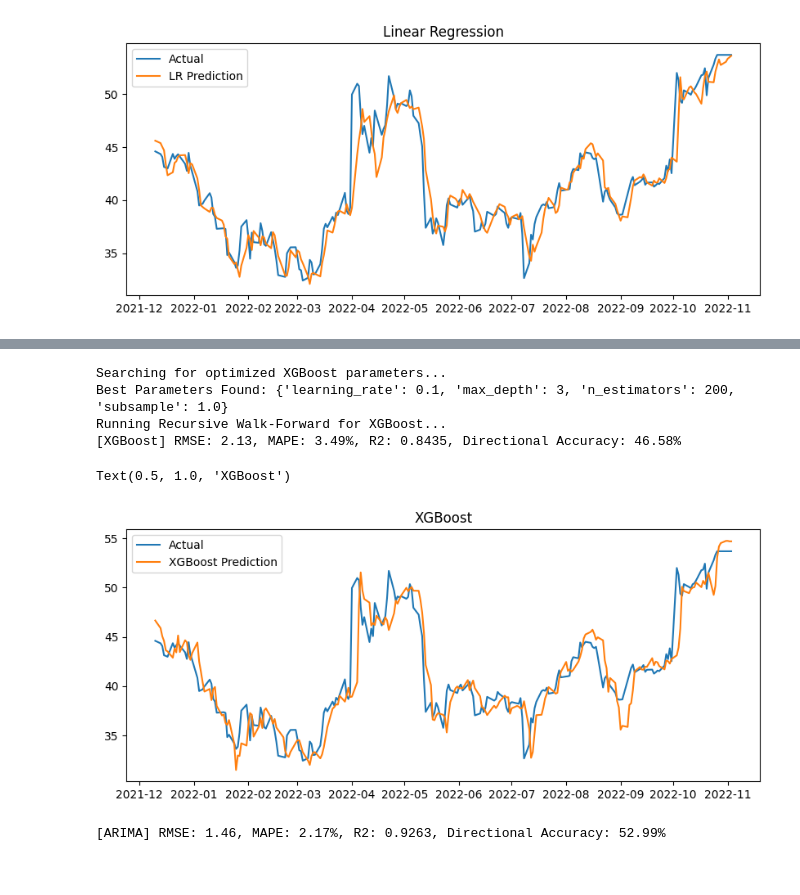
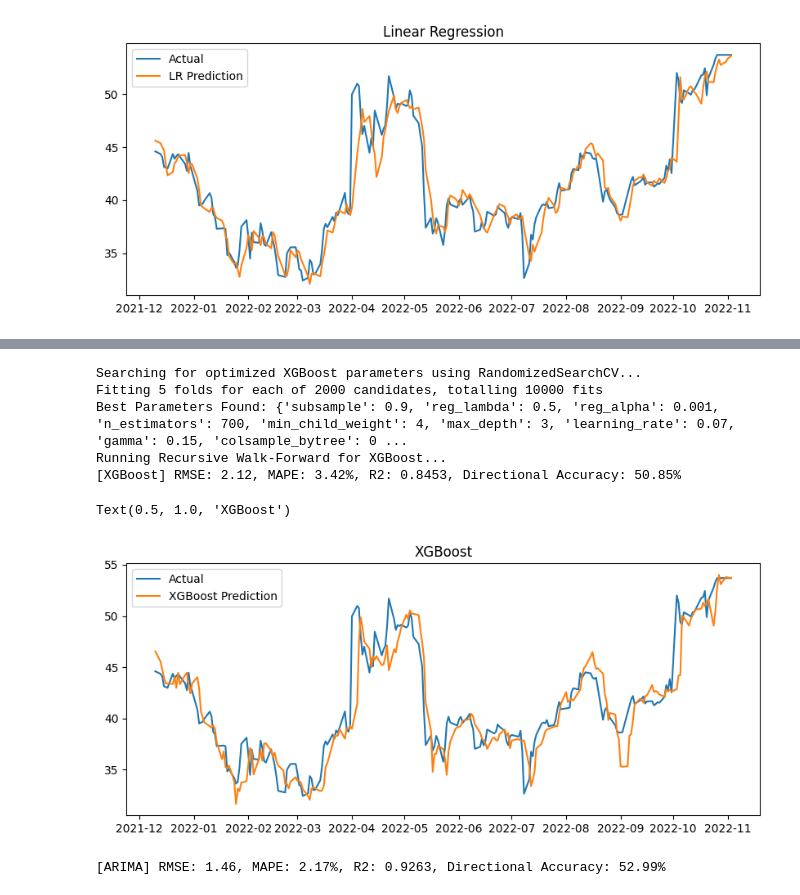
Before and after one commit to zirconnotfound/stock-market-forecast, a Jupyter notebook: twitter_stock_recursive_wf.ipynb, the cells around one changed output, grey strips where cells are left out. Saved outputs shown, nothing was run; the diff lists cells and outputs as text; code cells hidden in the pictures.

```diff
--- a/twitter_stock_recursive_wf.ipynb
+++ b/twitter_stock_recursive_wf.ipynb
@@ -110,10 +125,10 @@ Text(0.5, 1.0, 'Linear Regression')
 [figure]
 # %%
 from sklearn.ensemble import RandomForestRegressor
-from sklearn.model_selection import GridSearchCV, TimeSeriesSplit
+from sklearn.model_selection import RandomizedSearchCV, TimeSeriesSplit
 
 # 1. DEFINE PARAMETER GRID
-# Expanded grid for more comprehensive search
+# Expanded grid for comprehensive random search
 rf_param_grid = {
     'n_estimators': [100, 200, 300, 400, 500, 700, 1000],
     'max_depth': [3, 5, 7, 10, 15, 20, None],
@@ -129,21 +144,23 @@ rf_param_grid = {
 tscv = TimeSeriesSplit(n_splits=5)
 rf_base = RandomForestRegressor(random_state=42)
 
-print("Searching for optimized Random Forest parameters...")
-rf_grid_search = GridSearchCV(
+print("Searching for optimized Random Forest parameters using RandomizedSearchCV...")
+rf_random_search = RandomizedSearchCV(
     estimator=rf_base,
-    param_grid=rf_param_grid,
+    param_distributions=rf_param_grid,
+    n_iter=100,
     cv=tscv,
-    scoring='neg_mean_squared_error',
+    scoring=da_scorer,
     n_jobs=-1,
-    verbose=1
+    verbose=1,
+    random_state=42
 )
 
 # 3. INITIAL TRAINING
 # Using the static features (OHLCV + Technical Indicators) from the training set
-rf_grid_search.fit(X_static, y_static)
-best_rf_model = rf_grid_search.best_estimator_
-print(f"Best RF Parameters Found: {rf_grid_search.best_params_}")
+rf_random_search.fit(X_static, y_static)
+best_rf_model = rf_random_search.best_estimator_
+print(f"Best RF Parameters Found: {rf_random_search.best_params_}")
 
 # 4. RECURSIVE WALK-FORWARD PREDICTION
 rf_preds = []
@@ -177,6 +200,6 @@ KeyboardInterrupt:
 # %%
 from xgboost import XGBRegressor
-from sklearn.model_selection import GridSearchCV, TimeSeriesSplit
+from sklearn.model_selection import RandomizedSearchCV, TimeSeriesSplit
 
 param_grid = {
     'n_estimators': [100, 200, 300, 400, 500, 700, 1000],
@@ -193,53 +216,56 @@ param_grid = {
 tscv = TimeSeriesSplit(n_splits=5)
 xgb_base = XGBRegressor(objective='reg:squarederror', random_state=42)
 
-print("Searching for optimized XGBoost parameters...")
-grid_search = GridSearchCV(
+print("Searching for optimized XGBoost parameters using RandomizedSearchCV...")
+xgb_random_search = RandomizedSearchCV(
     estimator=xgb_base,
-    param_grid=param_grid,
+    param_distributions=param_grid,
+    n_iter=2000,  # Only try 1000 random combinations
     cv=tscv,
     scoring='neg_mean_squared_error',
     n_jobs=-1,
-    verbose=1
-    )
+    verbose=1,
+    random_state=42
+)
 
 # 3. INITIAL TRAINING
 # Fit the search using the static features prepared from the 90% training data
-grid_search.fit(X_static, y_static)
-best_xgb_model = grid_search.best_estimator_
-print(f"Best Parameters Found: {grid_search.best_params_}")
+xgb_random_search.fit(X_static, y_static)
+best_xgb_model = xgb_random_search.best_estimator_
+print(f"Best Parameters Found: {xgb_random_search.best_params_}")
 
 # 4. RECURSIVE WALK-FORWARD PREDICTION
 # This loop recalculates features every day using only past information
 xgb_preds = []
 history = train.copy()
 
 print("Running Recursive Walk-Forward for XGBoost...")
 for i in range(len(test)):
     # Calculate features for 'today' based on history
     X_curr = get_features(history)
 
     # Predict tomorrow's price
     xgb_preds.append(best_xgb_model.predict(X_curr)[0])
 
     # Update history with the actual row from the test set for next day's feature calculation
     actual_row = test.iloc[[i]]
     history = pd.concat([history, actual_row])
 
 xgb_res = get_metrics(test[target], xgb_preds, "XGBoost")
 
 plt.figure(figsize=(10, 4))
 plt.plot(test.index, test[target], label='Actual')
 plt.plot(test.index, xgb_preds, label='XGBoost Prediction')
 plt.legend()
 plt.title("XGBoost")
 # %% [output]
-Searching for optimized XGBoost parameters...
-Best Parameters Found: {'learning_rate': 0.1, 'max_depth': 3, 'n_estimators': 200, 'subsample': 1.0}
+Searching for optimized XGBoost parameters using RandomizedSearchCV...
+Fitting 5 folds for each of 2000 candidates, totalling 10000 fits
+Best Parameters Found: {'subsample': 0.9, 'reg_lambda': 0.5, 'reg_alpha': 0.001, 'n_estimators': 700, 'min_child_weight': 4, 'max_depth': 3, 'learning_rate': 0.07, 'gamma': 0.15, 'colsample_bytree': 0 ...
 Running Recursive Walk-Forward for XGBoost...
-[XGBoost] RMSE: 2.13, MAPE: 3.49%, R2: 0.8435, Directional Accuracy: 46.58%
+[XGBoost] RMSE: 2.12, MAPE: 3.42%, R2: 0.8453, Directional Accuracy: 50.85%
 Text(0.5, 1.0, 'XGBoost')
-[figure, old version]
+[figure, new version]
 # %%
 import pmdarima as pm
 from statsmodels.tsa.arima.model import ARIMA
```
Also changed, not shown: parts of 6 cells of this notebook, 1 other file.
